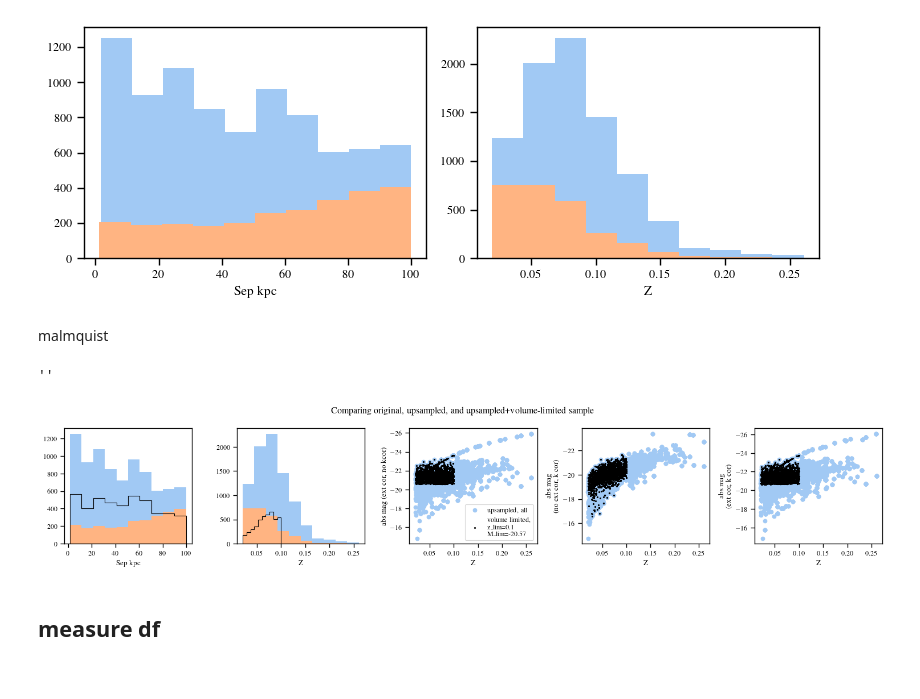
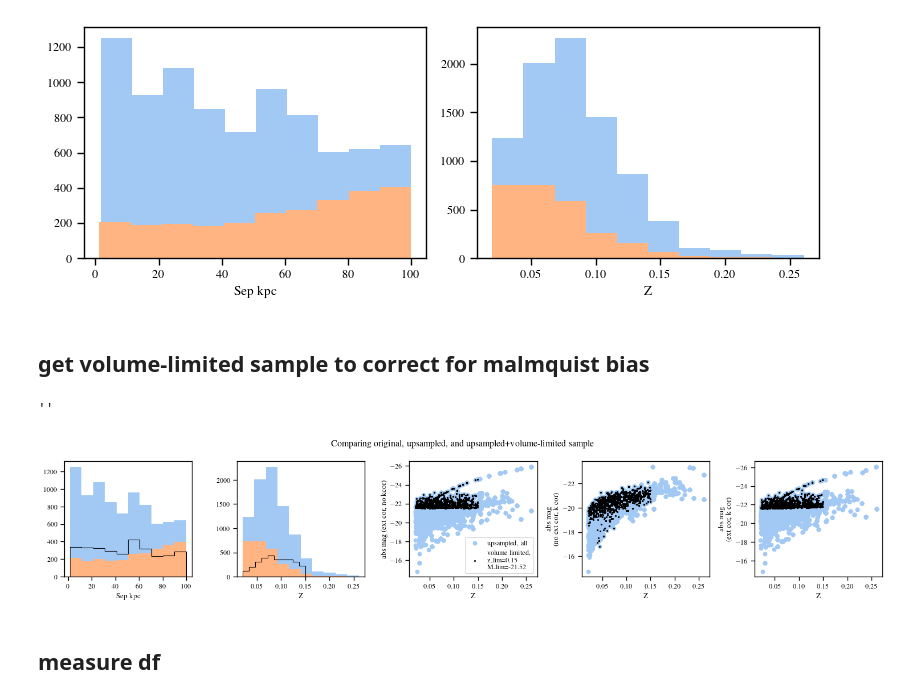
Before and after one commit to insepien/dftime, a Jupyter notebook: liu11.ipynb, the cells around one changed output. Saved outputs shown, nothing was run; the diff lists cells and outputs as text; code cells hidden in the pictures.

```diff
--- a/liu11.ipynb
+++ b/liu11.ipynb
@@ -201,11 +221,11 @@ fig.tight_layout()
 ''
 [figure]
 # %% [markdown]
-malmquist
+## get volume-limited sample to correct for malmquist bias
 # %%
 # Malmquist bias correction
 # find Mlim(zlim, m_survey_lim)
-zlim = 0.1
+zlim = 0.15
 Mlim = 17.77 - cosmo.distmod(zlim).value
 abmag_mask = (fulldf.absmag_extcor < Mlim)
 zmask = fulldf.z_x < zlim
@@ -218,33 +238,33 @@ ax[0].hist(vldf.rp, histtype='step',color='k')
 ax[0].set_xlabel("Sep kpc")
 
 [df.z_x.hist(ax=ax[1],grid=False) for df in [fulldf,liuInSpecFin]]
 ax[1].hist(vldf.z_x, histtype='step', color='k')
 ax[1].set_xlabel("Z")
 
 ax[2].scatter(fulldf.z_x, fulldf.absmag_extcor, label='upsampled, all')
 ax[2].scatter(vldf.z_x, vldf.absmag_extcor,label=f'volume limited,\nz_lim={zlim}\nM_lim={Mlim:.2f}',c='k',s=2)
 ax[2].set_xlabel("Z")
 ax[2].set_ylabel("abs mag (ext cor, no kcor)")
 ax[2].yaxis.set_inverted(True)
 ax[2].legend()
 
 ax[3].scatter(fulldf.z_x, fulldf.absmagKcor_r)
 ax[3].scatter(vldf.z_x, vldf.absmagKcor_r,c='k',s=2)
 ax[3].set_xlabel("Z")
 ax[3].set_ylabel("abs mag\n(no ext cor, k cor)")
 ax[3].yaxis.set_inverted(True)
 
 ax[4].scatter(fulldf.z_x, fulldf.absmag_kcor_extcor)
 ax[4].scatter(vldf.z_x, vldf.absmag_kcor_extcor,c='k',s=2)
 ax[4].set_xlabel("Z")
 ax[4].set_ylabel("abs mag\n(ext cor, k cor)")
 ax[4].yaxis.set_inverted(True)
 
 fig.suptitle("Comparing original, upsampled, and upsampled+volume-limited sample")
 fig.tight_layout()
 ;
 # %% [output]
 ''
-[figure, old version]
+[figure, new version]
 # %% [markdown]
 ## measure df
```
Also changed, not shown: parts of 10 cells of this notebook, 1 other file.
